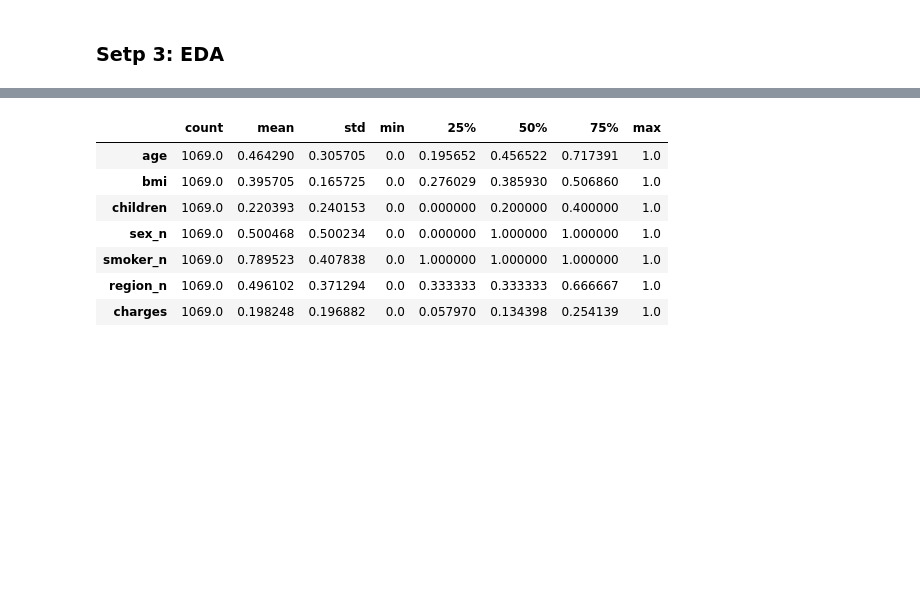
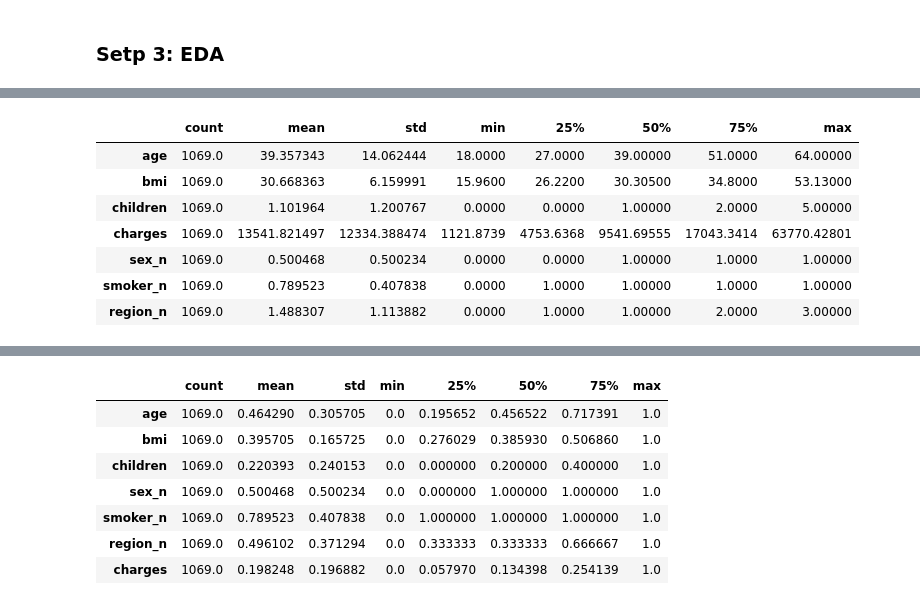
Before and after one commit to rodri-iot/machine-learning-python-template, a Jupyter notebook: src/app.ipynb, the cells around one changed output, grey strips where cells are left out. Drawn from its saved outputs; the diff is of its cells as text; code cells hidden in the pictures; blank space fills up the shorter version.

```diff
--- a/src/app.ipynb
+++ b/src/app.ipynb
@@ -120,0 +140,12 @@ df_train, df_test = train_test_split(df_raw_scal, test_size= 0.2, random_state=
+# %%
+# Univariate analysis
+display(df_train.describe().T)
+# %% [output]
+|  | count | mean | std | min | 25% | 50% | 75% | max |
+| age | 1069.0 | 39.357343 | 14.062444 | 18.0000 | 27.0000 | 39.00000 | 51.0000 | 64.00000 |
+| bmi | 1069.0 | 30.668363 | 6.159991 | 15.9600 | 26.2200 | 30.30500 | 34.8000 | 53.13000 |
+| children | 1069.0 | 1.101964 | 1.200767 | 0.0000 | 0.0000 | 1.00000 | 2.0000 | 5.00000 |
+| charges | 1069.0 | 13541.821497 | 12334.388474 | 1121.8739 | 4753.6368 | 9541.69555 | 17043.3414 | 63770.42801 |
+| sex_n | 1069.0 | 0.500468 | 0.500234 | 0.0000 | 0.0000 | 1.00000 | 1.0000 | 1.00000 |
+| smoker_n | 1069.0 | 0.789523 | 0.407838 | 0.0000 | 1.0000 | 1.00000 | 1.0000 | 1.00000 |
+| region_n | 1069.0 | 1.488307 | 1.113882 | 0.0000 | 1.0000 | 1.00000 | 2.0000 | 3.00000 |
```
Also changed, not shown: parts of 7 cells of this notebook, 2 other files.
